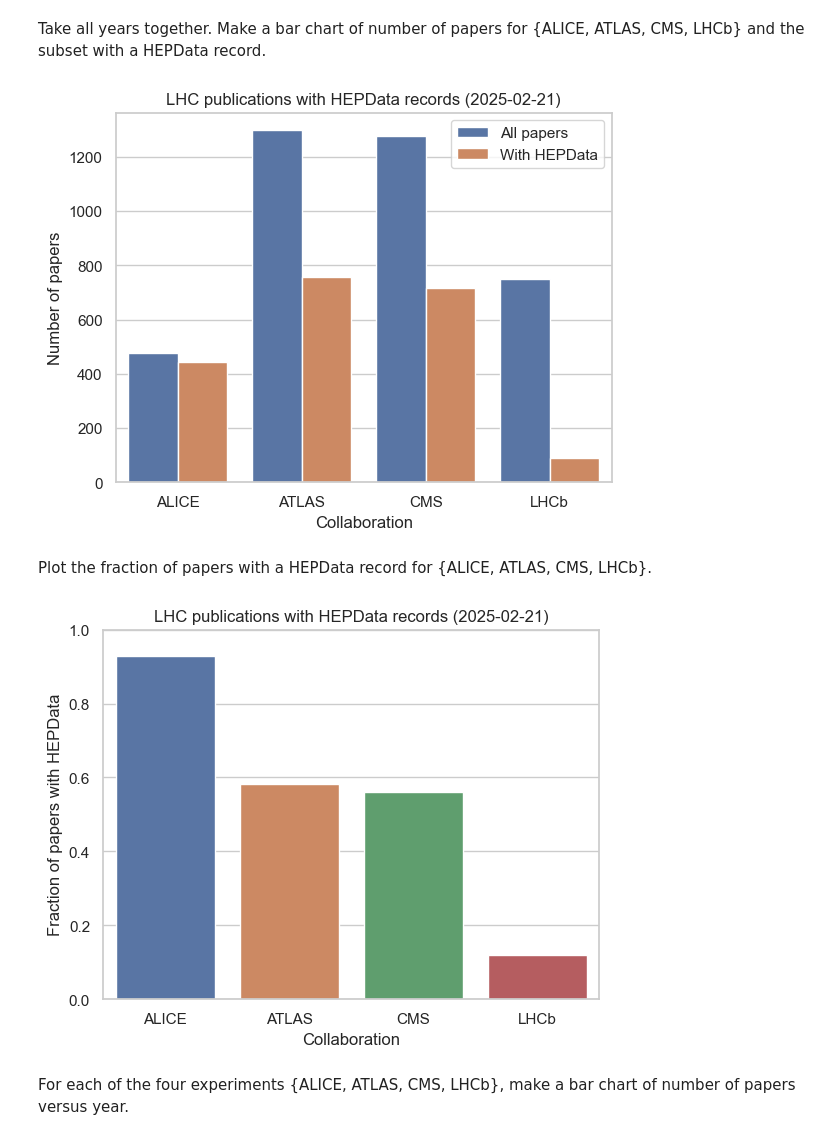
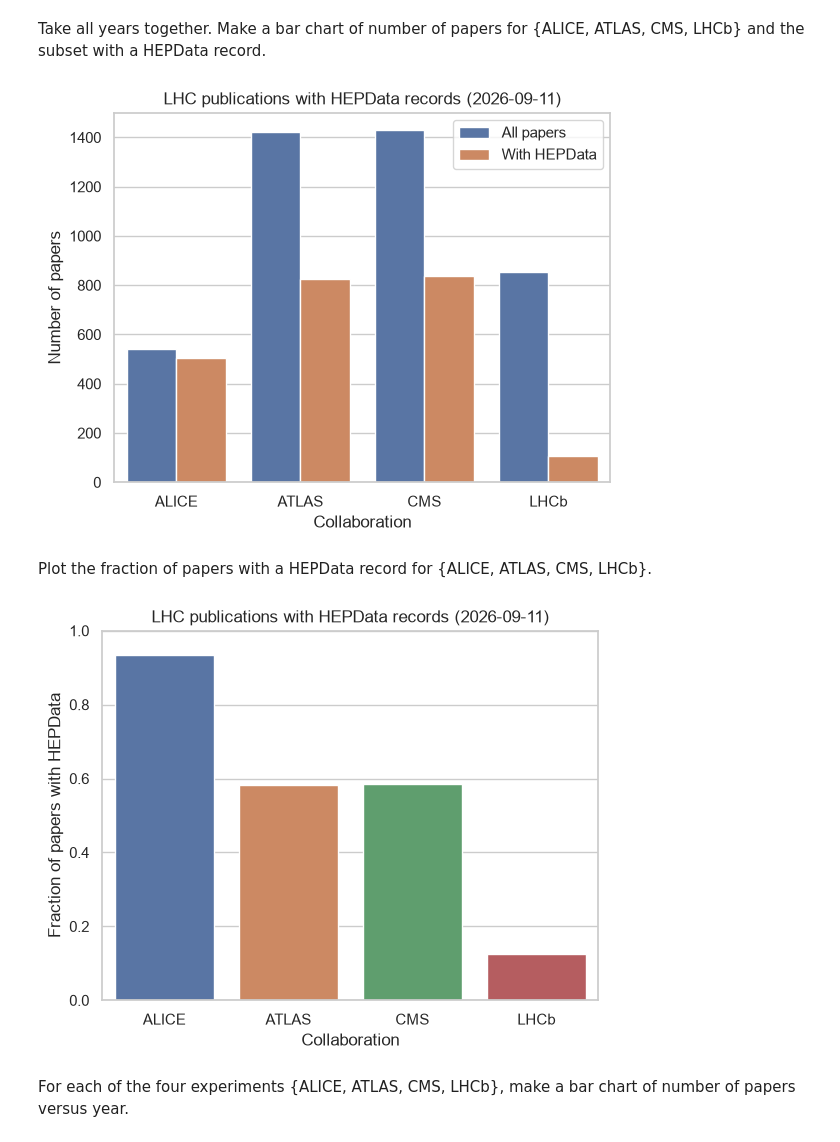
Before and after one commit to HEPData/miscellaneous, a Jupyter notebook: notebooks/count_inspire_records_with_hepdata.ipynb, the cells around one changed output. Saved outputs shown, nothing was run; the diff lists cells and outputs as text; code cells hidden in the pictures.

```diff
--- a/notebooks/count_inspire_records_with_hepdata.ipynb
+++ b/notebooks/count_inspire_records_with_hepdata.ipynb
@@ -74,6 +74,6 @@ Produce results for all years, then 2010 up to 2024, and the four main LHC colla
 # %%
 years = [0]
-[years.append(year) for year in range(2010, 2025)]
+[years.append(year) for year in range(2010, 2026)]
 collaborations = ['', 'ALICE', 'ATLAS', 'CMS', 'LHCb']
 # %% [markdown]
 Loop over all years and collaborations and get number of results from Inspire.
@@ -155,24 +155,24 @@ plt.ylabel('Number of papers')
 plt.savefig('allyears_{}.png'.format(date.today()))
 plt.show()
 # %% [output]
-[figure, old version]
+[figure, new version]
 # %% [markdown]
 Plot the fraction of papers with a HEPData record for {ALICE, ATLAS, CMS, LHCb}.
 # %%
 fraction_with_hepdata = [fraction_of_results_with_hepdata[0][collaboration]
                          for collaboration in collaborations if collaboration]
 plt.figure(facecolor='white')
 x = labels
 y = fraction_with_hepdata
-sns.barplot(x=x, y=y)
+sns.barplot(x=x, y=y, hue=x)
 plt.ylim(0.0, 1.0)
 plt.title('LHC publications with HEPData records ({})'.format(date.today()))
 plt.xlabel('Collaboration')
 plt.ylabel('Fraction of papers with HEPData')
 plt.savefig('allyears_fraction_{}.png'.format(date.today()))
 plt.show()
 # %% [output]
-[figure, old version]
+[figure, new version]
 # %% [markdown]
 For each of the four experiments {ALICE, ATLAS, CMS, LHCb}, make a bar chart of number of papers versus year.
 # %%
```
Also changed, not shown: parts of 8 cells of this notebook.
